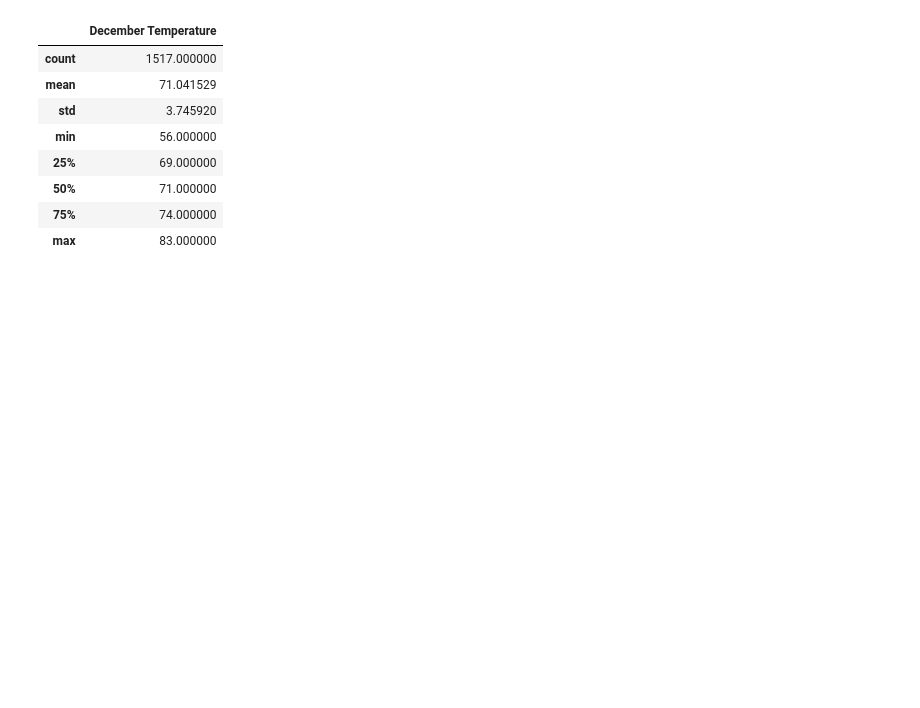
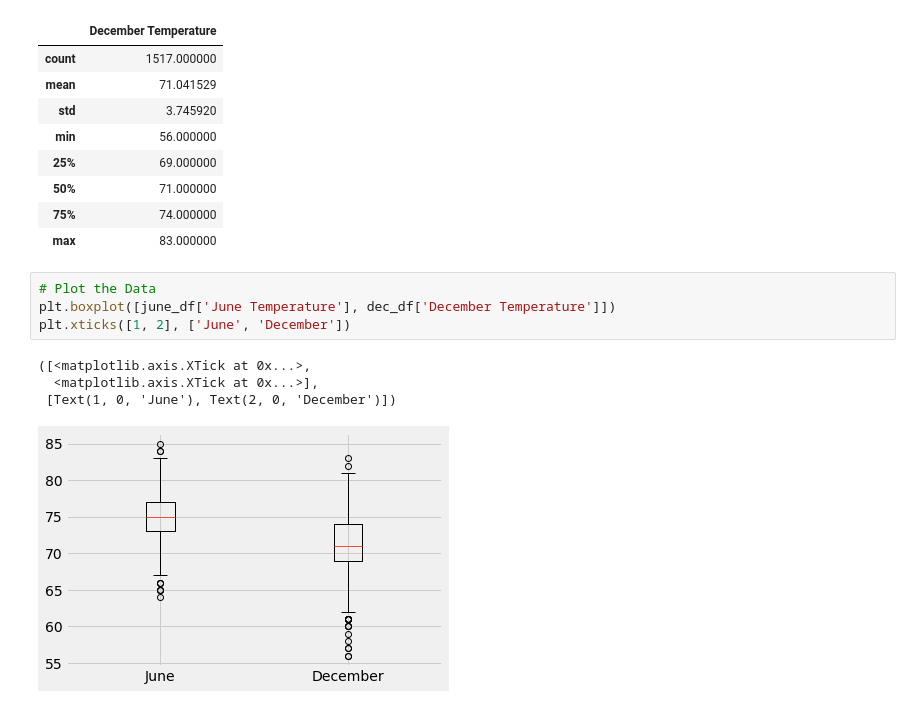
Before and after one commit to KathiaF/surfs_up, a Jupyter notebook: SurfsUp_Challenge.ipynb, the cells around one changed output. Cells and saved outputs as stored; diff of their text form; blank space fills up the shorter version.

```diff
--- a/SurfsUp_Challenge.ipynb
+++ b/SurfsUp_Challenge.ipynb
@@ -126,3 +126,12 @@ dec_df.describe()
 | 50% | 71.000000 |
 | 75% | 74.000000 |
 | max | 83.000000 |
+# %%
+# Plot the Data
+plt.boxplot([june_df['June Temperature'], dec_df['December Temperature']])
+plt.xticks([1, 2], ['June', 'December'])
+# %% [output]
+([<matplotlib.axis.XTick at 0x...>,
+  <matplotlib.axis.XTick at 0x...>],
+ [Text(1, 0, 'June'), Text(2, 0, 'December')])
+[figure, added]
```
Also changed, not shown: 2 other files.
